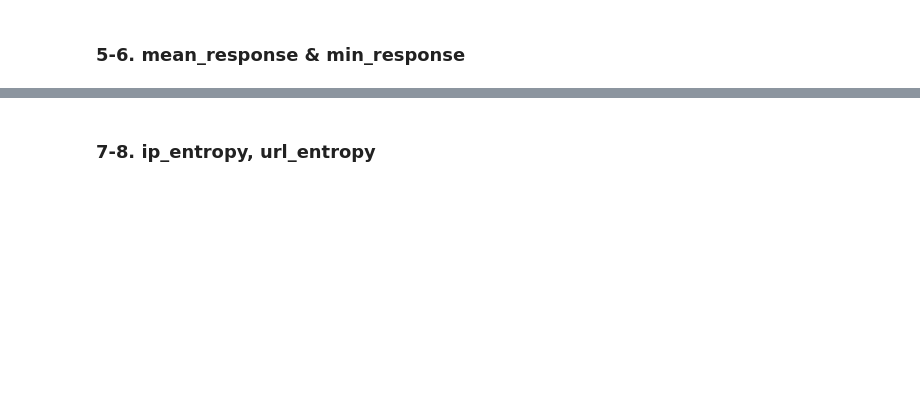
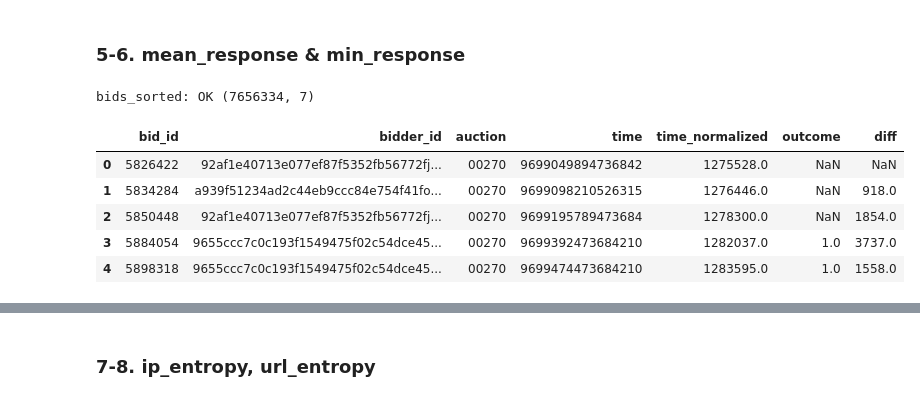
Before and after one commit to fakhrulfaiz/bid-bot-detection, a Jupyter notebook: research/preprocessing.ipynb, the cells around one changed output, grey strips where cells are left out. Saved outputs shown, nothing was run; the diff lists cells and outputs as text; code cells hidden in the pictures; blank space fills up the shorter version.

```diff
--- a/research/preprocessing.ipynb
+++ b/research/preprocessing.ipynb
@@ -184,5 +278,13 @@ bids_sorted.to_csv('../data/bids_sorted.csv', sep=',', header=True, index=False)
 # %%
-bids_sorted = pd.read_csv('../data/bids_sorted.csv', sep=',')
+bids_sorted = pd.read_csv('data/raw/bids_sorted.csv', sep=',')
 print('bids_sorted: OK {}'.format(bids_sorted.shape))
 bids_sorted.head()
+# %% [output]
+bids_sorted: OK (7656334, 7)
+|  | bid_id | bidder_id | auction | time | time_normalized | outcome | diff |
+| 0 | 5826422 | 92af1e40713e077ef87f5352fb56772fj... | 00270 | 9699049894736842 | 1275528.0 | NaN | NaN |
+| 1 | 5834284 | a939f51234ad2c44eb9ccc84e754f41fo... | 00270 | 9699098210526315 | 1276446.0 | NaN | 918.0 |
+| 2 | 5850448 | 92af1e40713e077ef87f5352fb56772fj... | 00270 | 9699195789473684 | 1278300.0 | NaN | 1854.0 |
+| 3 | 5884054 | 9655ccc7c0c193f1549475f02c54dce45... | 00270 | 9699392473684210 | 1282037.0 | 1.0 | 3737.0 |
+| 4 | 5898318 | 9655ccc7c0c193f1549475f02c54dce45... | 00270 | 9699474473684210 | 1283595.0 | 1.0 | 1558.0 |
 # %%
```
Also changed, not shown: parts of 40 cells of this notebook, 1 other file.
